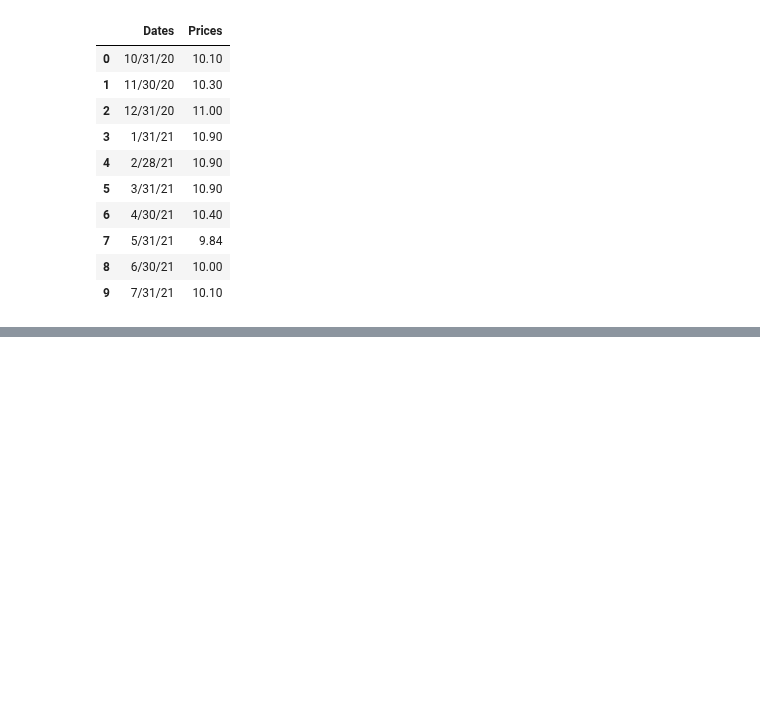
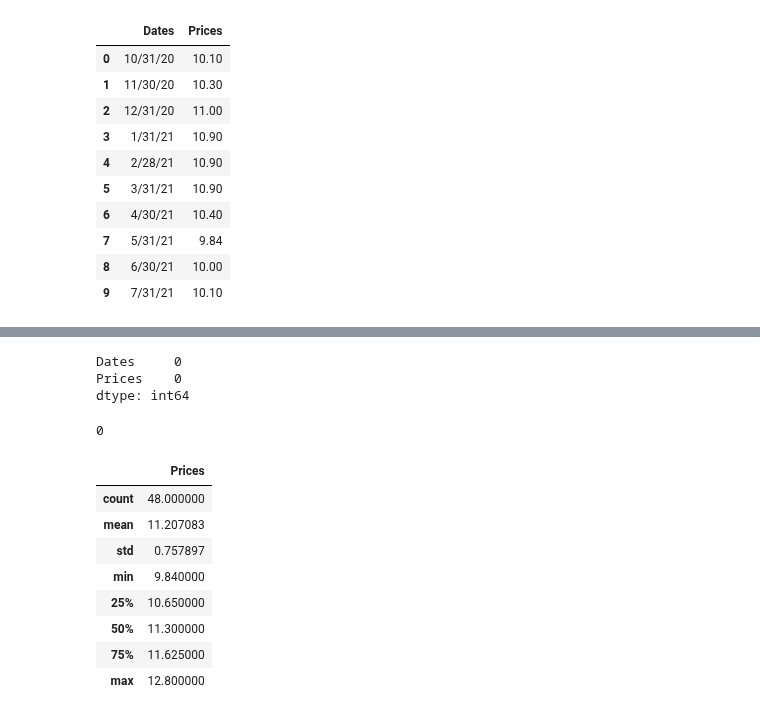
Before and after one commit to Akshay-Paunikar/Forage_Virtual_Internship_Program, a Jupyter notebook: JP Morgan Chase & Co/Quantitative Research/Task 1 - Investigate and analyze price data/Task_1_Investigate_and_analyze_price_data.ipynb, the cells around one changed output, grey strips where cells are left out. Saved outputs shown, nothing was run; the diff lists cells and outputs as text; code cells hidden in the pictures; blank space fills up the shorter version.

```diff
--- a/JP Morgan Chase & Co/Quantitative Research/Task 1 - Investigate and analyze price data/Task_1_Investigate_and_analyze_price_data.ipynb
+++ b/JP Morgan Chase & Co/Quantitative Research/Task 1 - Investigate and analyze price data/Task_1_Investigate_and_analyze_price_data.ipynb
@@ -70,0 +106,25 @@ nat_gas.head(10)
+# %%
+# check for null values
+nat_gas.isnull().sum()
+# %% [output]
+Dates     0
+Prices    0
+dtype: int64
+# %%
+# duplicate records
+nat_gas.duplicated().sum()
+# %% [output]
+0
+# %%
+# descriptive statistics
+nat_gas.describe()
+# %% [output]
+|  | Prices |
+| count | 48.000000 |
+| mean | 11.207083 |
+| std | 0.757897 |
+| min | 9.840000 |
+| 25% | 10.650000 |
+| 50% | 11.300000 |
+| 75% | 11.625000 |
+| max | 12.800000 |
```
Also changed, not shown: parts of 9 cells of this notebook.
